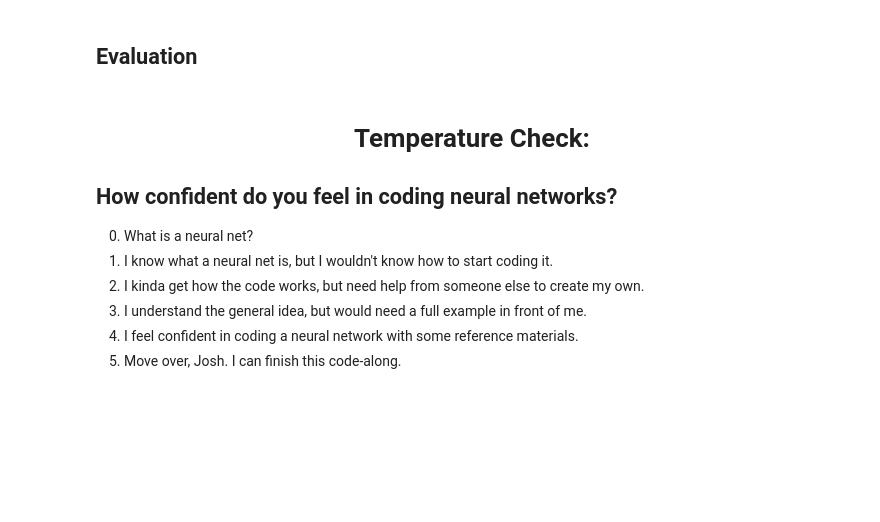
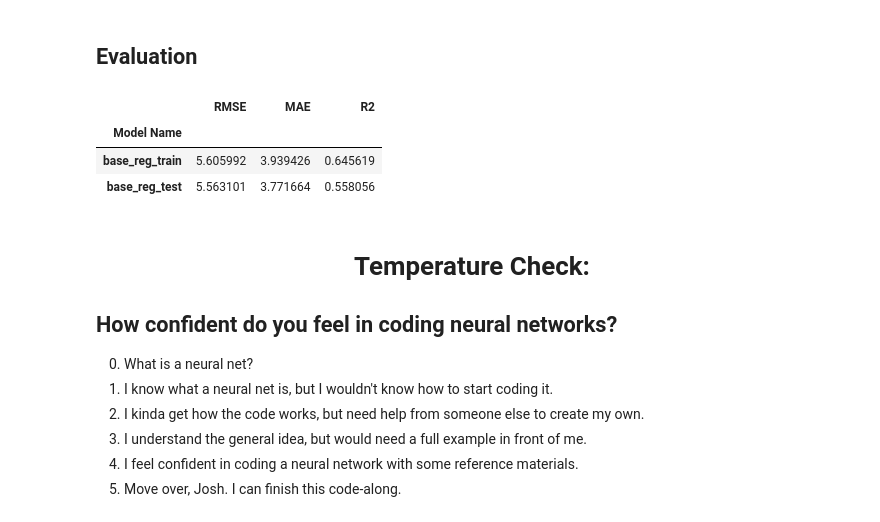
Before and after one commit to coding-dojo-data-science/week-11-lecture-1-intro-to-deep-learning, a Jupyter notebook: SOLUTIONS Code-along Intro to Neural Networking.ipynb, the cells around one changed output. Drawn from its saved outputs; the diff is of its cells as text; code cells hidden in the pictures; blank space fills up the shorter version.

```diff
--- a/SOLUTIONS Code-along Intro to Neural Networking.ipynb
+++ b/SOLUTIONS Code-along Intro to Neural Networking.ipynb
@@ -176,3 +262,18 @@ print('testing R2:', r2_score(y_test, test_preds))
+# %%
+# Make predictions and evaluate your model
+train_preds = reg_model.predict(X_train)
+test_preds = reg_model.predict(X_test)
+
+train_scores = eval_regression(y_train, train_preds, name='base_reg_train')
+test_scores = eval_regression(y_test, test_preds, name='base_reg_test')
+
+reg_scores = pd.concat([train_scores, test_scores])
+reg_scores
+# %% [output]
+|  | RMSE | MAE | R2 |
+| Model Name |  |  |  |
+| base_reg_train | 5.605992 | 3.939426 | 0.645619 |
+| base_reg_test | 5.563101 | 3.771664 | 0.558056 |
 # %% [markdown]
 # <center> Temperature Check: </center>
 ## How confident do you feel in coding neural networks?
```
Also changed, not shown: parts of 23 cells of this notebook, 4 other files.
